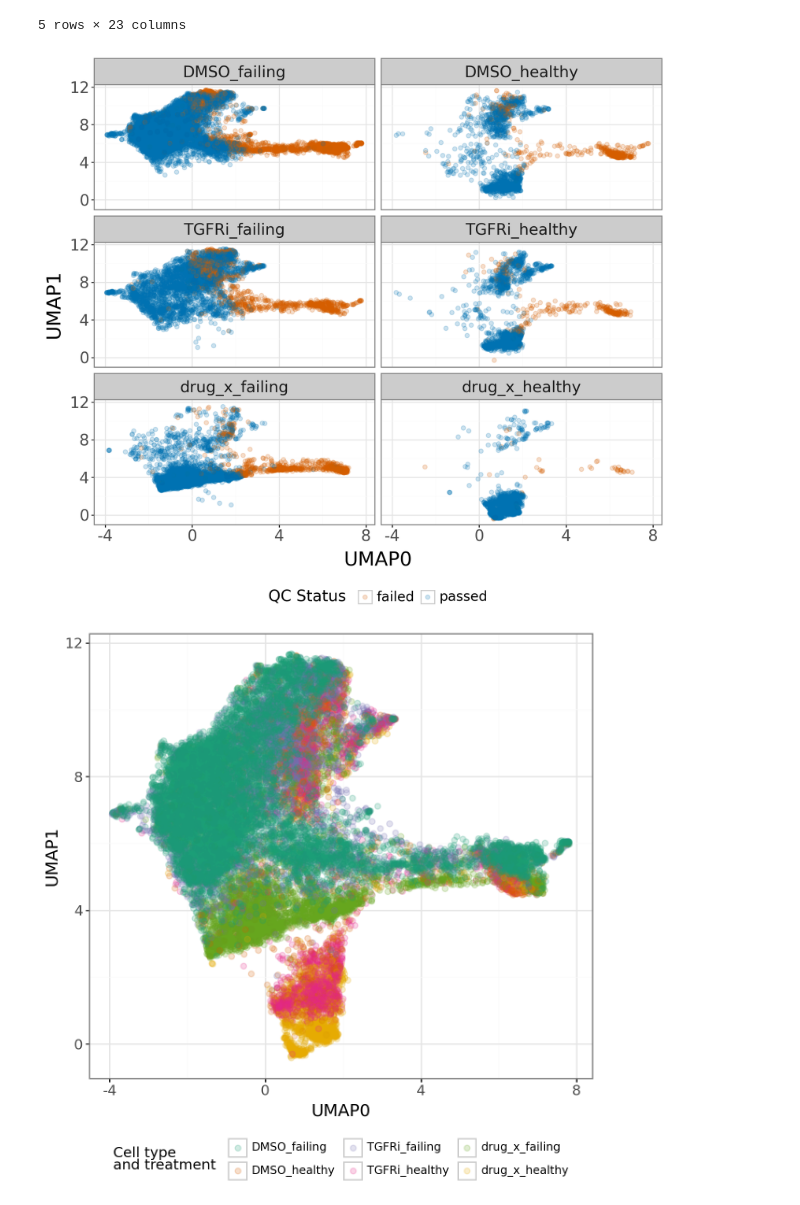
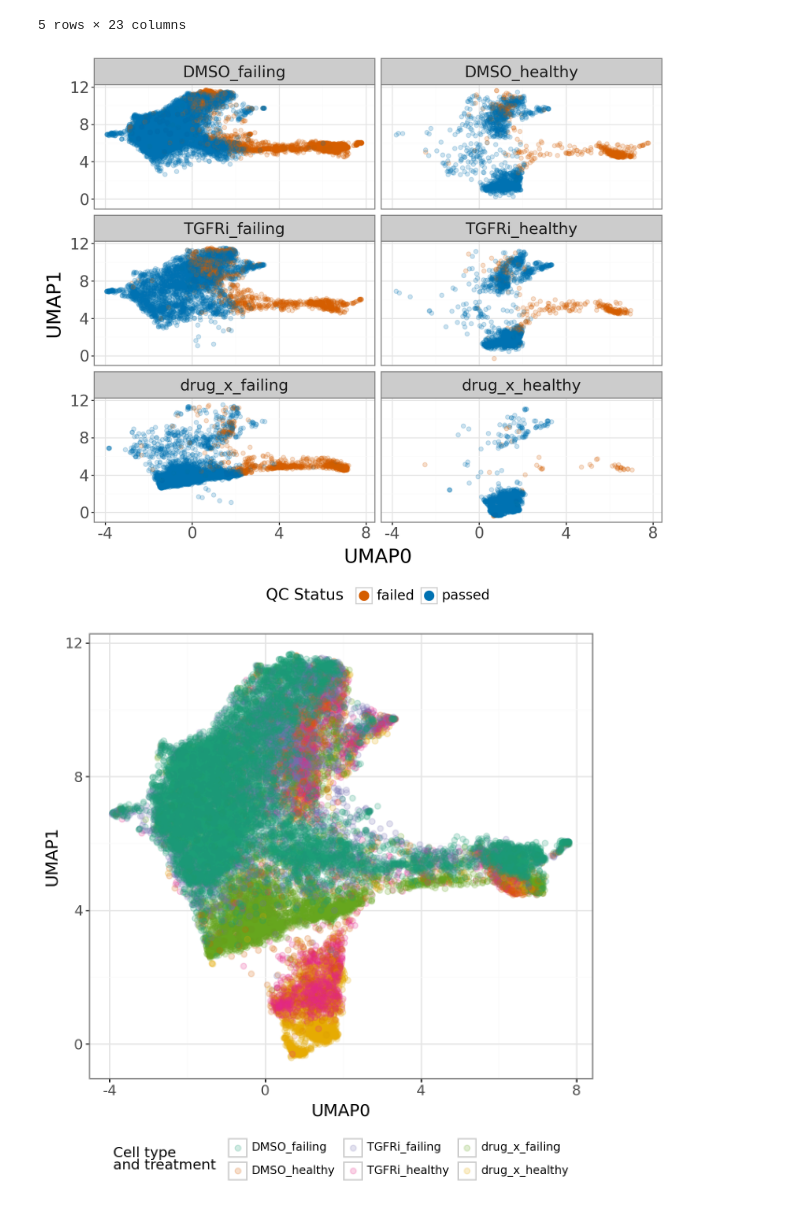
Before and after one commit to cytomining/coSMicQC, a Jupyter notebook: docs/manuscripts/cosmicqc_paper_v1/figure_3/panelA_UMAP_no_QC.ipynb, the cells around one changed output. Saved outputs shown, nothing was run; the diff lists cells and outputs as text; code cells hidden in the pictures.

```diff
--- a/docs/manuscripts/cosmicqc_paper_v1/figure_3/panelA_UMAP_no_QC.ipynb
+++ b/docs/manuscripts/cosmicqc_paper_v1/figure_3/panelA_UMAP_no_QC.ipynb
@@ -131,34 +142,42 @@ p = (
         cp_umap_with_metadata_df,
         aes(x="UMAP0", y="UMAP1", color="QC_status"),
     )
     + labs(
         color="QC Status",
     )
     + geom_point(alpha=0.2, size=2)
     + facet_wrap(
         "Metadata_Treatment_CellType_ID",
         ncol=2,
         scales="fixed",
     )
     + theme_bw()
     + theme(
         axis_title=element_text(size=20),
         axis_text=element_text(size=16),
         legend_title=element_text(size=16),
         legend_text=element_text(size=14),
         legend_position="bottom",
         strip_text=element_text(size=16),  # Adjust facet label size
     )
     + scale_color_manual(
         values={"passed": "#0072B2", "failed": "#D55E00"}
     )  # Blue for passed, orange for failed (colorblind-friendly)
+    + guides(
+        color=guide_legend(
+            override_aes={
+                "alpha": 1,  # fully opaque in legend
+                "size": 5,  # bigger points in legend
+            }
+        )
+    )
 )
 # Save the plot
 p.save(output_dir / "facet_umap_no_QC_plot.png", dpi=600, width=width, height=height)
 
 p.show()
 # %% [output]
-[figure, old version]
+[figure, new version]
 # %%
 # Set the figure size
 height = 6
```
Also changed, not shown: parts of 1 cell of this notebook, 10 other files.
